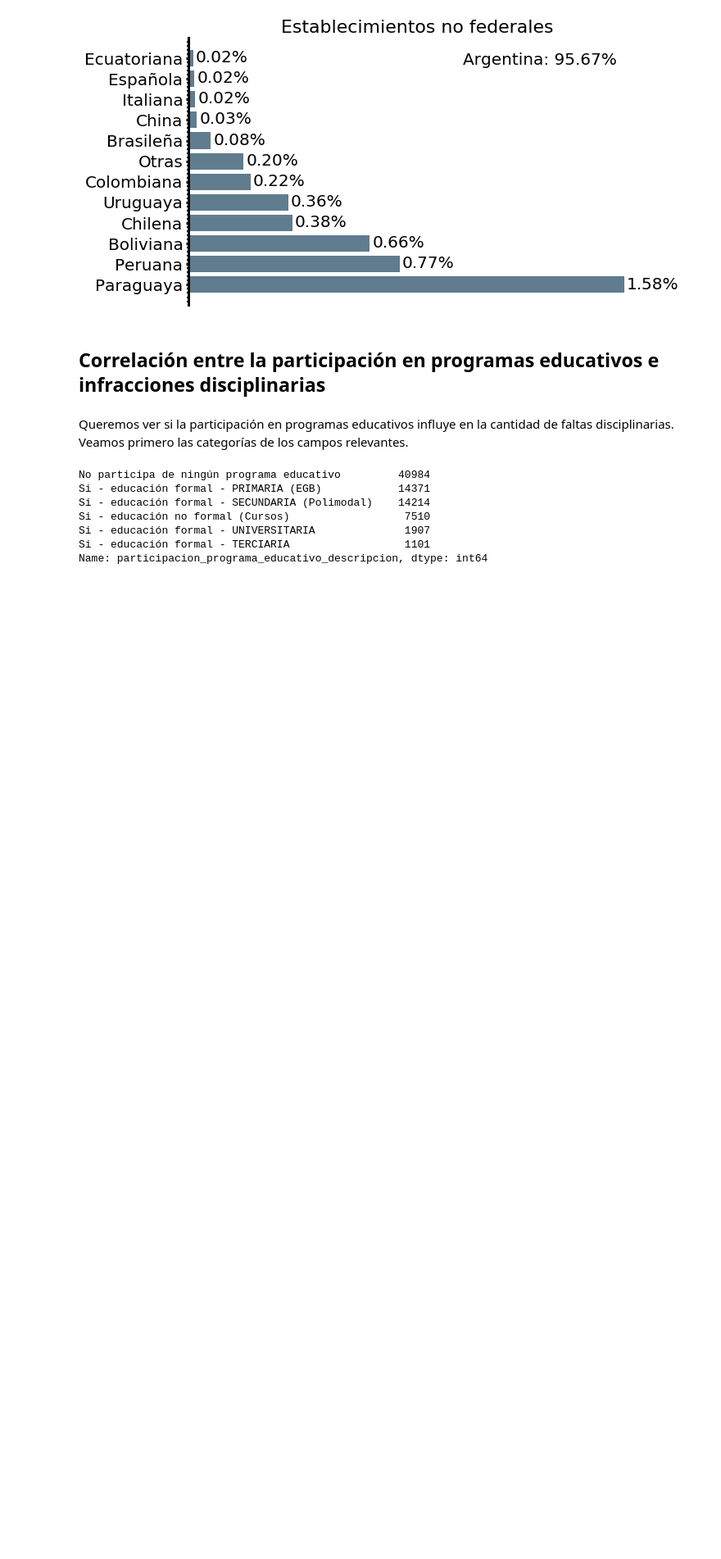
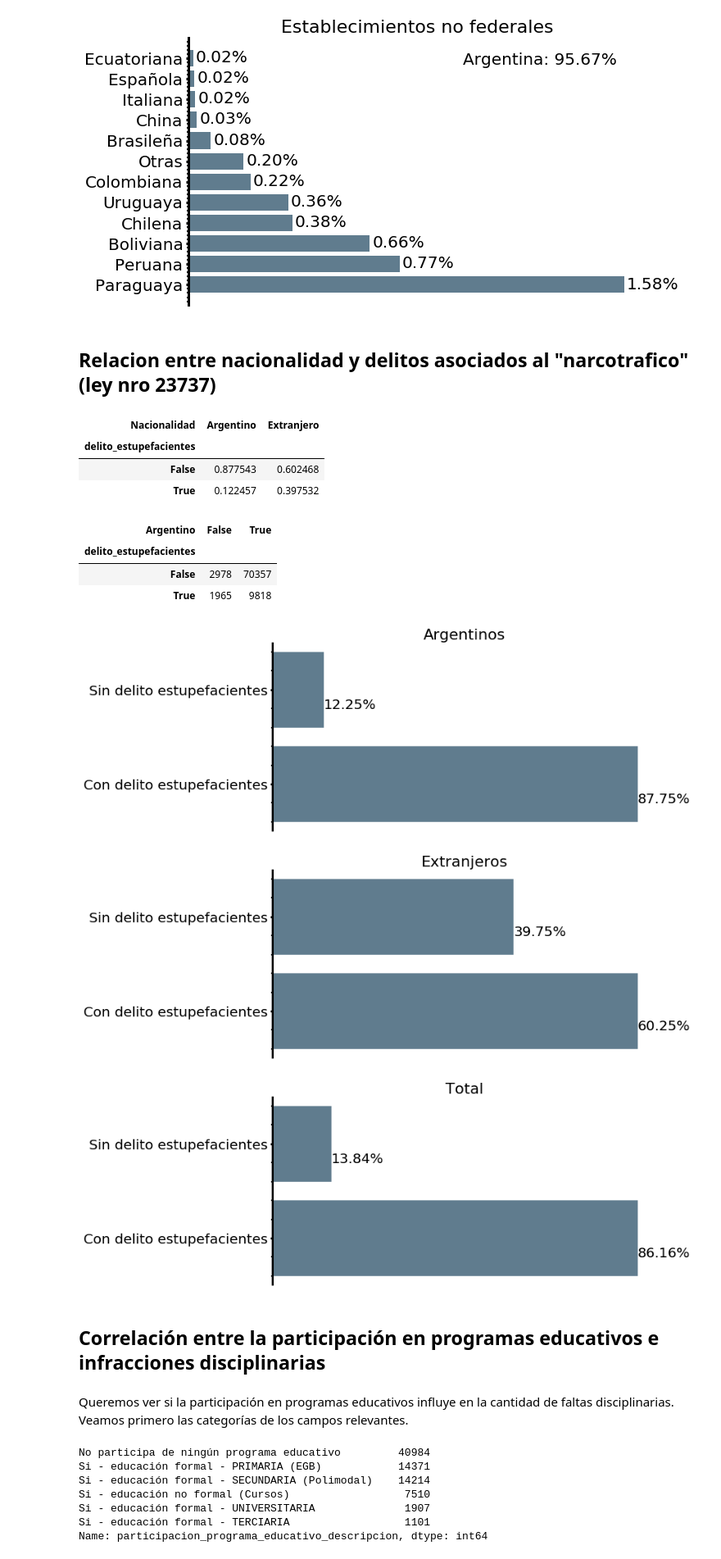
Before and after one commit to nahuelalmeira/poblacionPenal, a Jupyter notebook: VisualizacionYAnalisis/DiploDatos_PoblacionPenitenciariaArgentina_VyA.ipynb, the cells around one changed output. Shown at 82% size. Drawn from its saved outputs; the diff is of its cells as text; code cells hidden in the pictures; blank space fills up the shorter version.

Commit message:
Agrego nacionalidad vs estupefacientes

```diff
--- a/VisualizacionYAnalisis/DiploDatos_PoblacionPenitenciariaArgentina_VyA.ipynb
+++ b/VisualizacionYAnalisis/DiploDatos_PoblacionPenitenciariaArgentina_VyA.ipynb
@@ -1113,6 +1096,82 @@ plot_nacionalidades_bar(nacionalidades_no_federales, no_federales=True)
 [figure]
 [figure]
 [figure]
+# %% [markdown]
+## Relacion entre nacionalidad y delitos asociados al "narcotrafico" (ley nro 23737)
+# %%
+data = data_raw
+
+def func(data):
+    data = data.copy()
+    data = data.dropna(subset=['nacionalidad_descripcion'])
+    data['Nacionalidad'] = ['Argentino' if condition else 'Extranjero' for condition in data['nacionalidad_descripcion'] == 'Argentina']
+    delito_cols = ['delito{}_descripcion'.format(i) for i in range(1, 6)]
+    delito_estupefacientes = 'Infracción ley n° 23.737 (estupefacientes)'
+    data['delito_estupefacientes'] = (data[delito_cols] == delito_estupefacientes).any(axis=1)
+    return data
+
+data = func(data_raw)
+cross = pd.crosstab(data['delito_estupefacientes'], data['Nacionalidad'])
+cross / cross.sum()
+# %% [output]
+| Nacionalidad | Argentino | Extranjero |
+| delito_estupefacientes |  |  |
+| False | 0.877543 | 0.602468 |
+| True | 0.122457 | 0.397532 |
+# %%
+cross
+# %% [output]
+| Argentino | False | True |
+| delito_estupefacientes |  |  |
+| False | 2978 | 70357 |
+| True | 1965 | 9818 |
+# %%
+def plot_estupefacientes_bar(data, argentinos=False, extranjeros=False):
+
+    data = data / data.sum()
+
+    fig, ax = plt.subplots(figsize=(10, 5))
+
+    yticks = np.arange(data.shape[0])
+    ax.set_yticks(yticks)
+    ax.set_yticklabels(data.index.values)
+    plt.yticks(fontsize=20)
+    plt.xticks([])
+    ax.spines['right'].set_visible(False)
+    ax.spines['top'].set_visible(False)
+    ax.spines['bottom'].set_visible(False)
+    if argentinos:
+        ax.set_title('Argentinos', fontsize=22)
+    elif extranjeros:
+        ax.set_title('Extranjeros', fontsize=22)
+    else:
+        ax.set_title('Total', fontsize=22)
+    ax.set_yticklabels(['Con delito estupefacientes', 'Sin delito estupefacientes'])
+
+    ax.barh(yticks, data, color='#607c8e')
+
+    ## Anoto los porcentajes junto a las barras
+    for p in ax.patches:
+        width, height = p.get_width(), p.get_height()
+        x, y = p.get_xy()
+        ax.annotate('{:.2%}'.format(width), (x + width + 0.0001, y + 0.2), fontsize=20)
+
+    if argentinos:
+        plt.savefig('../Informe/graficos/estupefacientes_bar_argentinos.png')
+    elif extranjeros:
+        plt.savefig('../Informe/graficos/estupefacientes_bar_extranjeros.png')
+    else:
+        plt.savefig('../Informe/graficos/estupefacientes_total.png')
+
+    plt.show()
+
+plot_estupefacientes_bar(cross['Argentino'], argentinos=True)
+plot_estupefacientes_bar(cross['Extranjero'], extranjeros=True)
+plot_estupefacientes_bar(cross.sum(axis=1))
+# %% [output]
+[figure, added]
+[figure, added]
+[figure, added]
 # %% [markdown]
 ## Correlación entre la participación en programas educativos e infracciones disciplinarias
 # %% [markdown]
```
Also changed, not shown: parts of 5 cells of this notebook, 5 other files.
